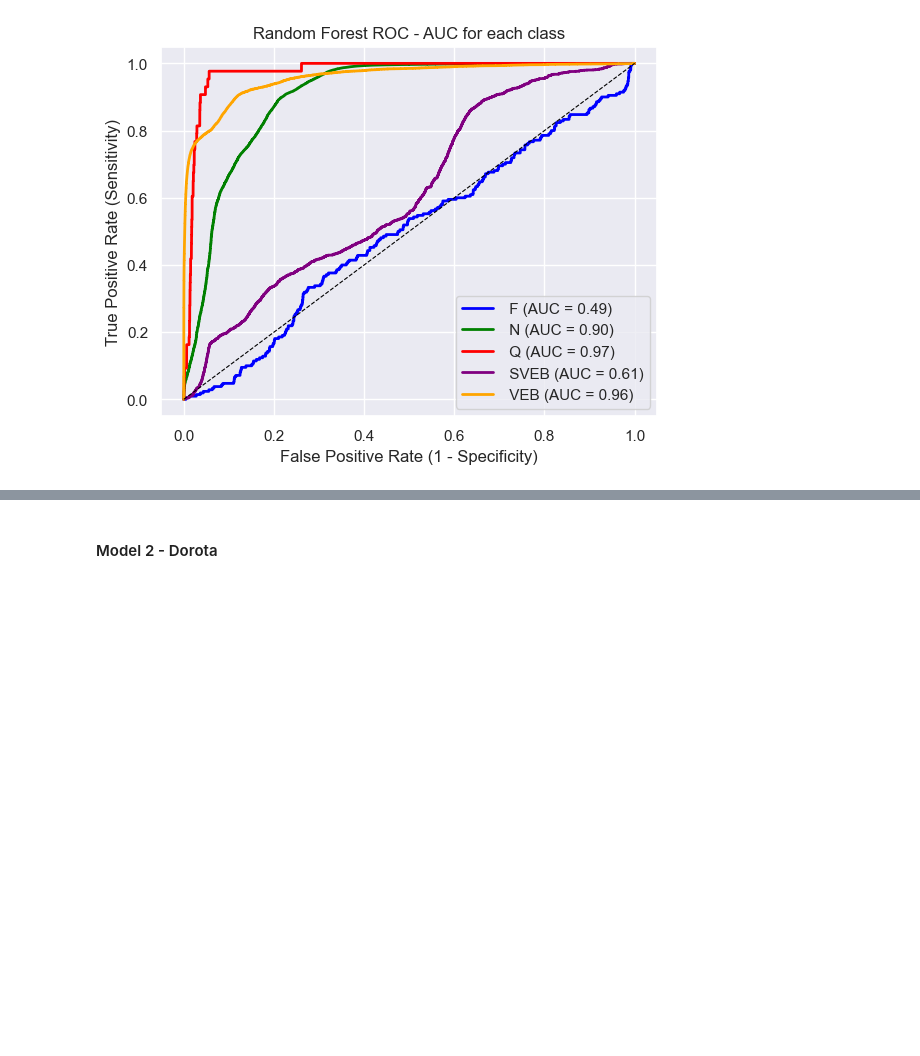
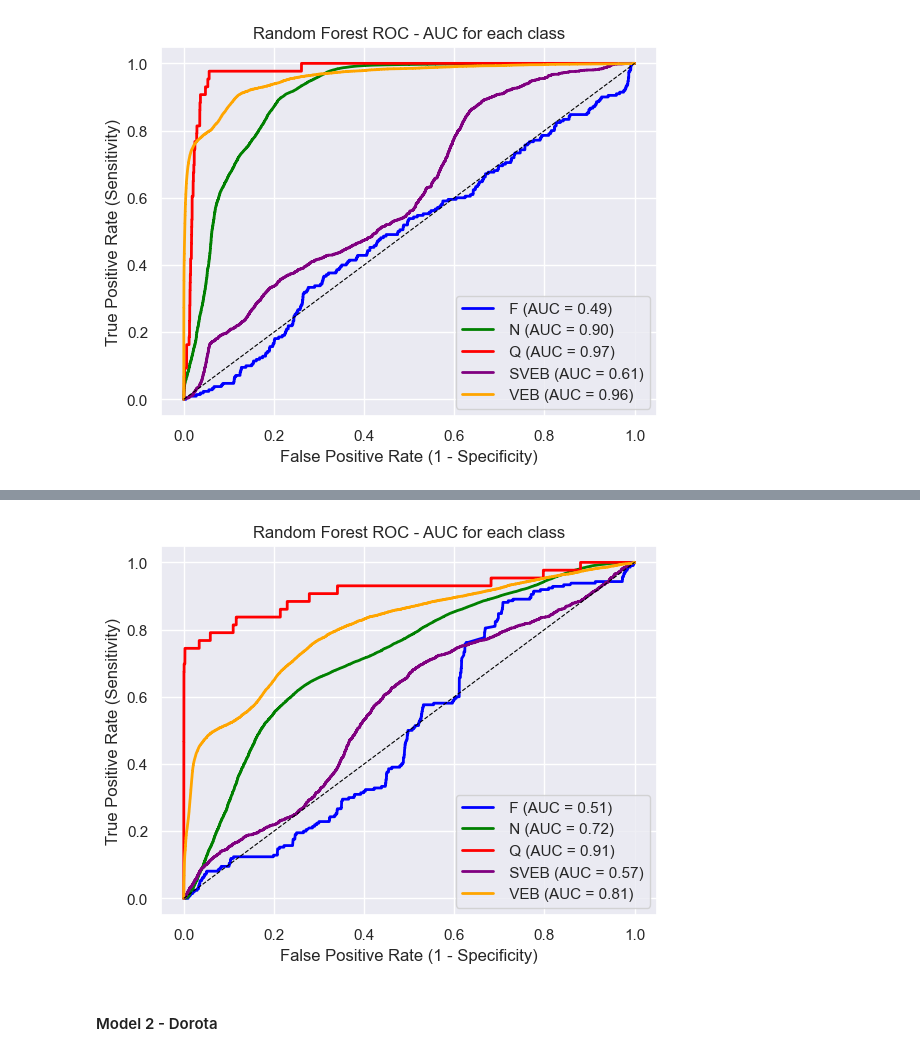
Before and after one commit to a-smaruj/ML_Project_Arrhythmia_Classification, a Jupyter notebook: main.ipynb, the cells around one changed output, grey strips where cells are left out. Cells and saved outputs as stored; diff of their text form; code cells hidden in the pictures; blank space fills up the shorter version.

Commit message:
Radom Forest 3

```diff
--- a/main.ipynb
+++ b/main.ipynb
@@ -509,3 +534,44 @@ plt.show()
+# %%
+from sklearn.metrics import roc_curve, auc
+from sklearn.preprocessing import label_binarize
+
+# Przewidywania modelu Random Forest
+y_pred_proba = pipeline.predict_proba(test_data_std)
+
+fpr_list = []
+tpr_list = []
+roc_auc_list = []
+
+colors = ['blue', 'green', 'red', 'purple', 'orange', 'brown']
+
+class_labels = ['F', 'N', 'Q', 'SVEB', 'VEB']
+
+for i in range(len(np.unique(y_test))):
+    y_test_bin = label_binarize(y_test, classes=np.unique(y_test))
+    y_test_bin = y_test_bin[:, i]
+    y_pred_bin = label_binarize(pipeline.predict(test_data_std), classes=np.unique(y_test))
+    y_pred_prob = y_pred_proba[:, i]
+
+    fpr, tpr, _ = roc_curve(y_test_bin, y_pred_prob)
+    roc_auc = auc(fpr, tpr)
+
+    fpr_list.append(fpr)
+    tpr_list.append(tpr)
+    roc_auc_list.append(roc_auc)
+
+    # Przypisanie koloru z listy dostępnych kolorów
+    color = colors[i % len(colors)]
+     # Ustaw etykiety na legendzie zamiast oryginalnych klas
+    plt.plot(fpr, tpr, lw=2, label=f' {class_labels[i]} (AUC = {roc_auc:.2f})', color=color)
+
+plt.plot([0, 1], [0, 1], linestyle='--', color='black', lw=0.8)
+plt.title("Random Forest ROC - AUC for each class")
+plt.xlabel('False Positive Rate (1 - Specificity)')
+plt.ylabel('True Positive Rate (Sensitivity)')
+plt.legend(loc="lower right")
+plt.show()
+# %% [output]
+[figure, added]
 # %% [markdown]
 #### Model 2 - Dorota
 # %% [markdown]
```
Also changed, not shown: parts of 4 cells of this notebook.
